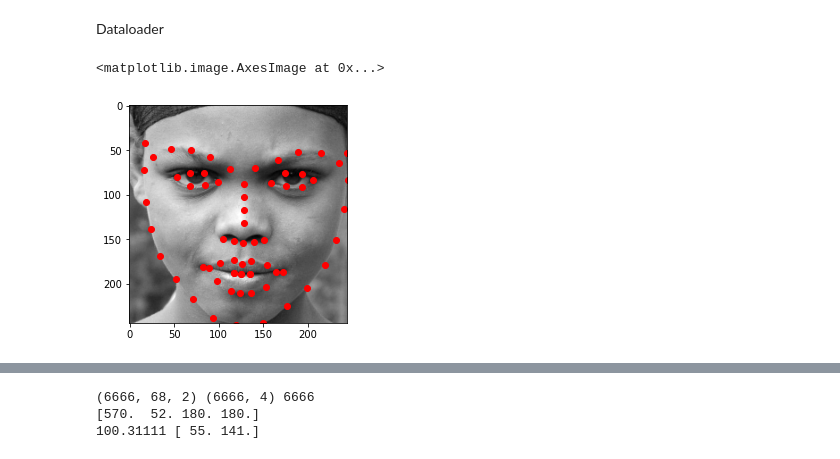
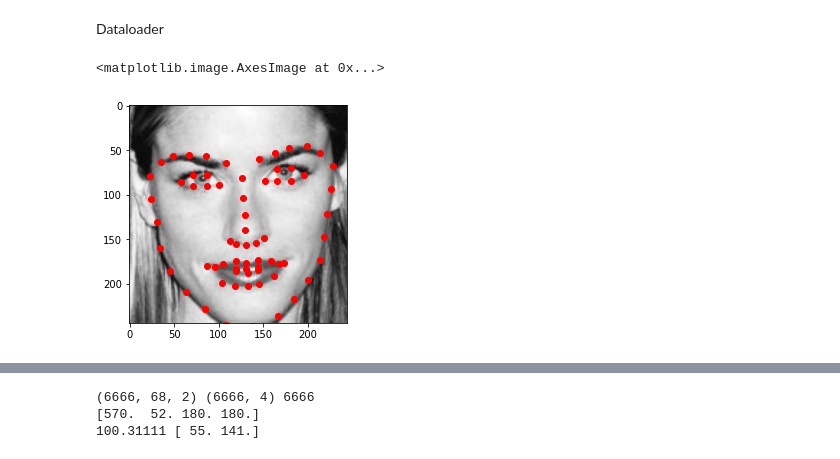
Before and after one commit to sinood/cs194-26_proj4_p3, a Jupyter notebook: cs192_26_proj4.ipynb, the cells around one changed output, grey strips where cells are left out. Cells and saved outputs as stored; diff of their text form; code cells hidden in the pictures.

```diff
--- a/cs192_26_proj4.ipynb
+++ b/cs192_26_proj4.ipynb
@@ -112,12 +127,12 @@ class LandmarkDataset(Dataset):
     sample = {'image': im, 'landmarks': lndmrk}
     return sample
 # %%
-dataset = LandmarkDataset(0, 10)
+dataset = LandmarkDataset(6656)
 sample = dataset[7]
 im = sample['image']
 keypts = sample['landmarks']
 plt.scatter(keypts[:, 0], keypts[:, 1],c='red')
 plt.imshow(im, cmap='gray')
 # %% [output]
 <matplotlib.image.AxesImage at 0x...>
-[figure, old version]
+[figure, new version]
```
Also changed, not shown: parts of 2 cells of this notebook.
